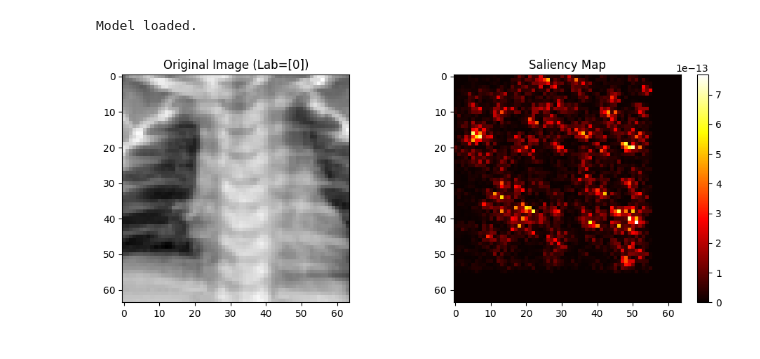
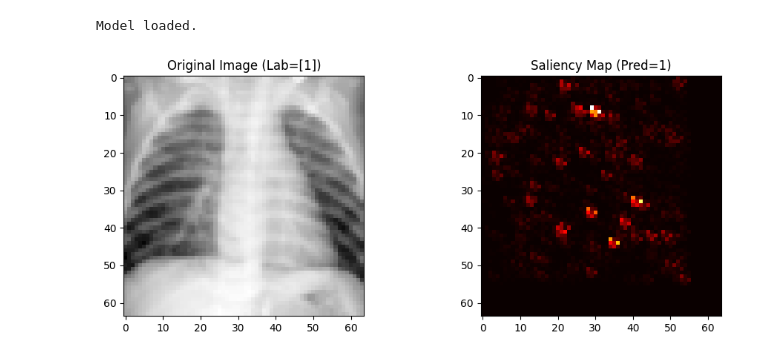
Before and after one commit to Gho-Ost/qlfuture-2025, a Jupyter notebook: notebooks/Quantum_Neuromorphic_Spiking_CNN_MedMNIST_Final_Saliency.ipynb, the cells around one changed output. Cells and saved outputs as stored; diff of their text form; code cells hidden in the pictures.

```diff
--- a/notebooks/Quantum_Neuromorphic_Spiking_CNN_MedMNIST_Final_Saliency.ipynb
+++ b/notebooks/Quantum_Neuromorphic_Spiking_CNN_MedMNIST_Final_Saliency.ipynb
@@ -474,32 +473,36 @@ print("Model loaded.")
 Model loaded.
 # %%
 # Choose one image
-img, label = test_dataset[1]
+img, label = test_dataset[74]
 input_tensor = img.unsqueeze(0).requires_grad_()  # Add batch dim
 
 # Convert image to rate-encoded spike at t=0
 rate_encoded = encode_rate(input_tensor)[0]  # shape: (B, C, H, W)
 
 # Wrap model for Captum
 wrapped_model = WrappedModel(model)
 
 # Apply Captum's Saliency
 saliency = Saliency(wrapped_model)
 attributions = saliency.attribute(rate_encoded, target=int(label))
 
+# Get predicted label
+output = model(rate_encoded.unsqueeze(0)[0])  # Ensure batch dimension is there
+predicted_label = output.argmax(dim=1).item()  # Get the predicted label (index of max output)
+
 # Convert to numpy
 attr_np = attributions.squeeze().detach().numpy()
 
+# Plot
 plt.figure(figsize=(10, 4))
 plt.subplot(1, 2, 1)
 plt.title(f"Original Image (Lab={label})")
 plt.imshow(img.squeeze(), cmap="gray")
 
 plt.subplot(1, 2, 2)
-plt.title("Saliency Map")
+plt.title(f"Saliency Map (Pred={predicted_label})")
 plt.imshow(attr_np, cmap="hot")  # Assuming 1 channel
-plt.colorbar()
 plt.tight_layout()
 plt.show()
 # %% [output]
-[figure, old version]
+[figure, new version]
```
Also changed, not shown: parts of 2 cells of this notebook.
